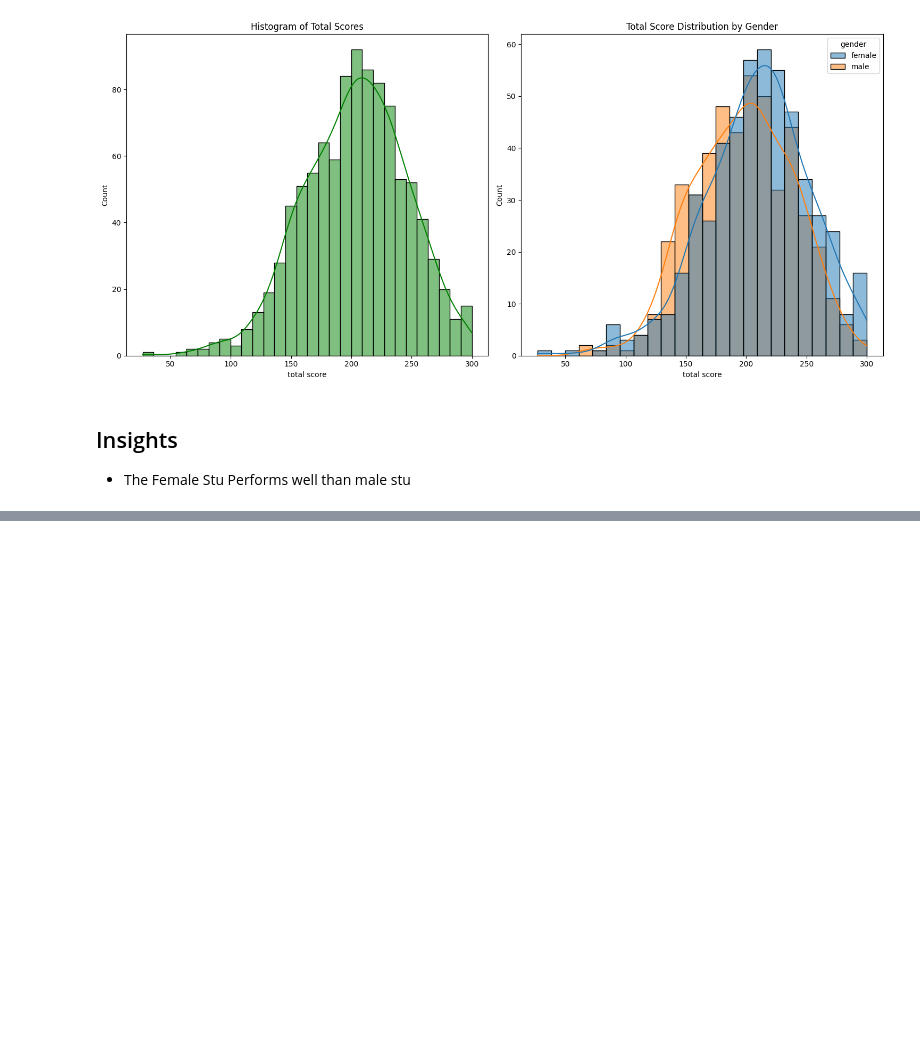
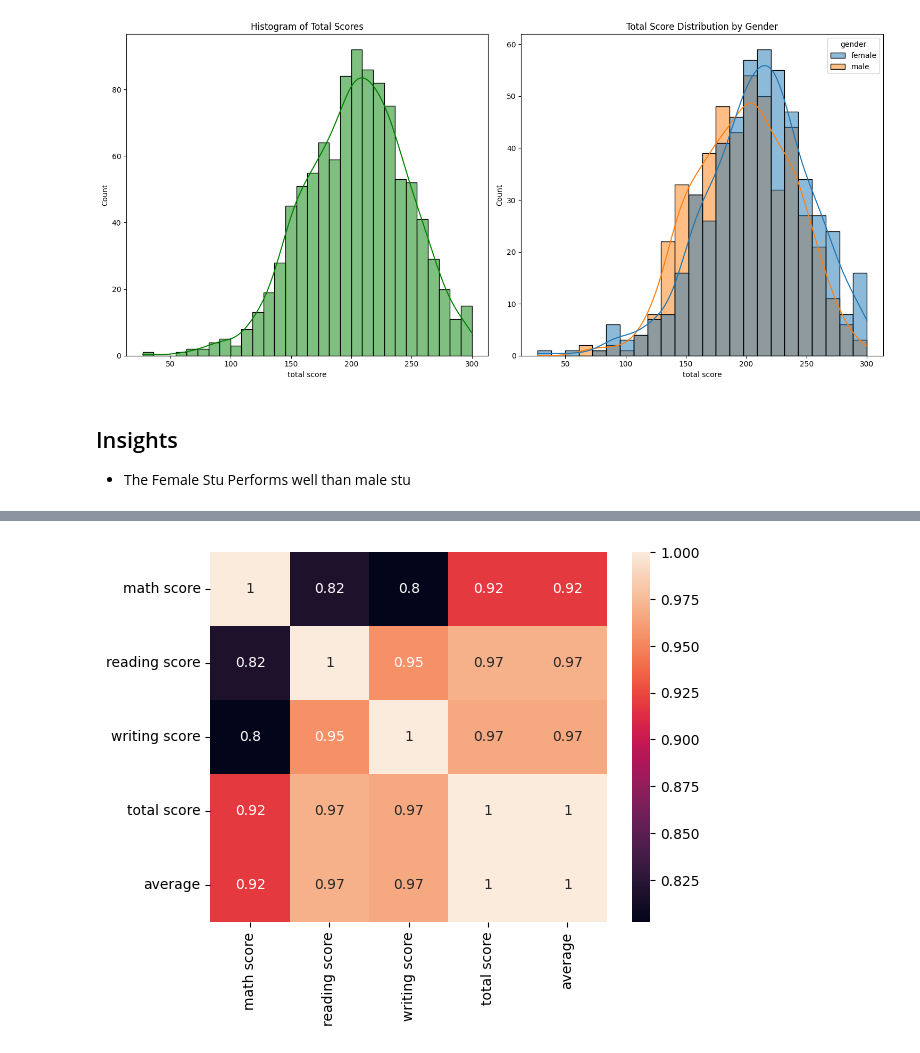
Before and after one commit to THOWFI/mlprojects, a Jupyter notebook: notebook/1. EDA STUDENT PERFORMANCE.ipynb, the cells around one changed output, grey strips where cells are left out. Saved outputs shown, nothing was run; the diff lists cells and outputs as text; code cells hidden in the pictures; blank space fills up the shorter version.

```diff
--- a/notebook/1. EDA STUDENT PERFORMANCE.ipynb
+++ b/notebook/1. EDA STUDENT PERFORMANCE.ipynb
@@ -213,0 +218,5 @@ plt.show()
+# %%
+sns.heatmap(df.corr(numeric_only=True),annot=True)
+plt.show()
+# %% [output]
+[figure, added]
```
Also changed, not shown: parts of 5 cells of this notebook, 6 other files.
